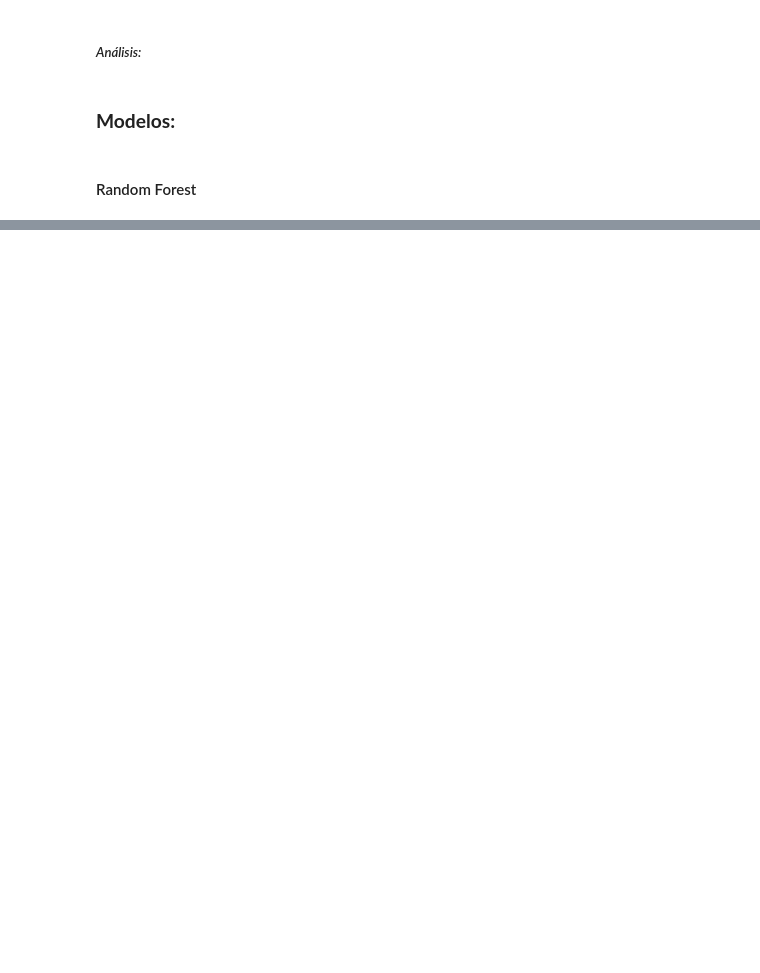
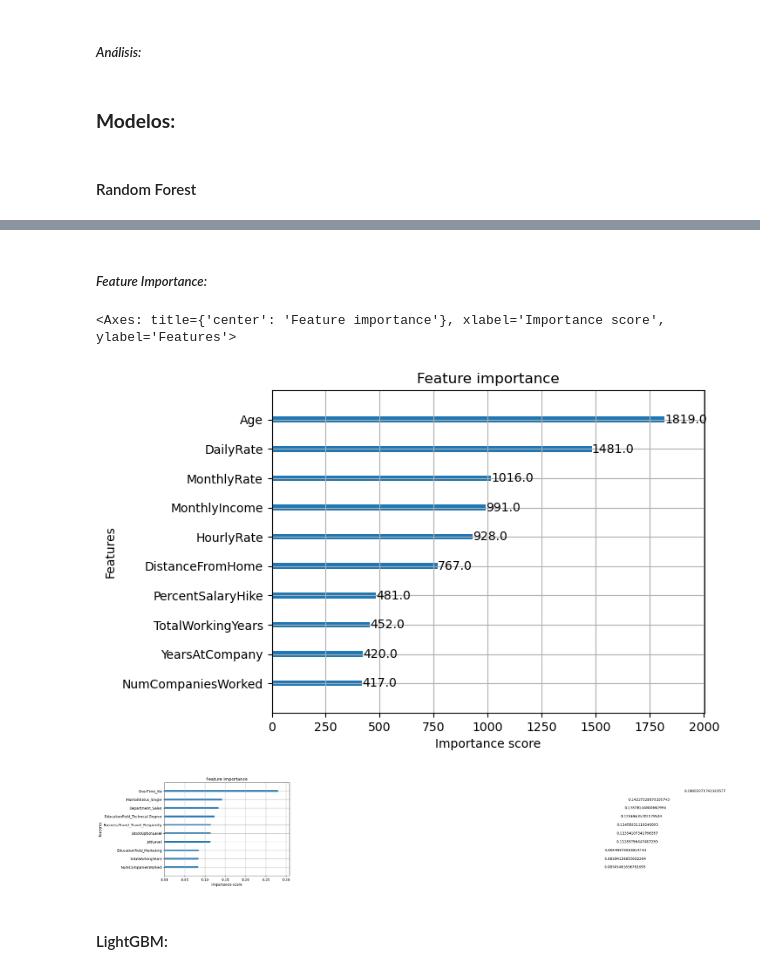
Before and after one commit to arantzaghg/lab_aprendizaje_estadistico, a Jupyter notebook: Examen 3 práctico - Arantza Gomez Haro Gamboa.ipynb, the cells around one changed output, grey strips where cells are left out. Cells and saved outputs as stored; diff of their text form; code cells hidden in the pictures; blank space fills up the shorter version.

```diff
--- a/Examen 3 práctico - Arantza Gomez Haro Gamboa.ipynb
+++ b/Examen 3 práctico - Arantza Gomez Haro Gamboa.ipynb
@@ -65,7 +71,7 @@ params = {
     'tree__max_depth': [1,2,3,4,5,6,7,8,9,10,11,12,13],
     'tree__min_samples_split': [2,3,4,5,6,7,8,9,10],
     'tree__min_samples_leaf': [1,2,3,4,5],
-    'tree__max_features': [1,2,3,4,5]
+    'tree__max_features': ['log2', 'sqrt', 1, 2, 3, 4, 5]
 }
 
 grid_tree = GridSearchCV(estimator = pipeline, cv=5, n_jobs=-1, scoring = 'roc_auc', param_grid = params)
@@ -102,0 +135,12 @@ roc_auc_score(y_score=predicciones, y_true=y_test)
+# %%
+pipeline = Pipeline([
+    ('rf', RandomForestRegressor(n_estimators=300, n_jobs = -1))
+])
+
+params = {
+    'rf__max_depth': [20, 25, 20, 35, 40],
+    'rf__max_features': ['log2', 'sqrt', 35, 40, 45, 53]
+}
+
+rf_grid = GridSearchCV(estimator=pipeline, n_jobs = -1, cv=5, scoring='r2', param_grid=params)
+rf_grid.fit(X_train, y_train)
@@ -102,0 +190,13 @@ roc_auc_score(y_score=predicciones, y_true=y_test)
+# %%
+model = XGBRegressor(
+    n_estimators = 100000,
+    max_depth = 5,
+    learning_rate = 0.1,
+    reg_lambda = 0.1,
+    subsample = 0.5,
+    col_sample_by_tree = 0.8,
+    tree_method = 'hist',
+    early_stopping_rounds = 500
+)
+
+model.fit(X_train, y_train, eval_set = [(X_train, y_train), (X_test, y_test)], verbose = 100)
@@ -102,0 +228,11 @@ roc_auc_score(y_score=predicciones, y_true=y_test)
+# %% [markdown]
+##### *Feature Importance:*
+# %%
+plot_importance(model, max_num_features=10, importance_type="weight")
+plot_importance(model, max_num_features=10, importance_type="gain")
+# %% [output]
+<Axes: title={'center': 'Feature importance'}, xlabel='Importance score', ylabel='Features'>
+[figure, added]
+[figure, added]
+# %% [markdown]
+#### LightGBM:
```
Also changed, not shown: parts of 29 cells of this notebook, 7 other files.
